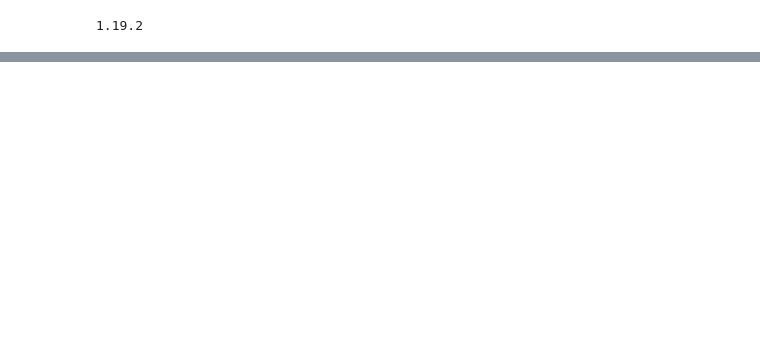
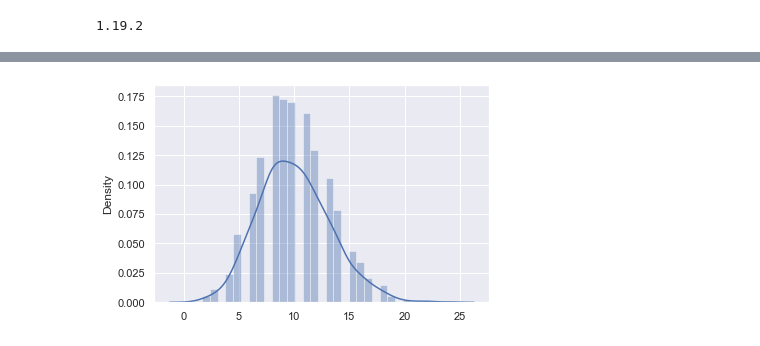
Before and after one commit to Maitan21/Machine-Learning, a Jupyter notebook: 기계학습개론/Random Number Generation.ipynb, the cells around one changed output, grey strips where cells are left out. Cells and saved outputs as stored; diff of their text form; code cells hidden in the pictures; blank space fills up the shorter version.

```diff
--- a/기계학습개론/Random Number Generation.ipynb
+++ b/기계학습개론/Random Number Generation.ipynb
@@ -27,0 +24,8 @@ plt.show()
+# %%
+samples = np.random.poisson(10,(50,30))
+sns.set_theme(); np.random.seed(0)
+
+
+result = sns.distplot(samples)
+# %% [output]
+[figure, added]
```
Also changed, not shown: parts of 5 cells of this notebook, 1 other file.
